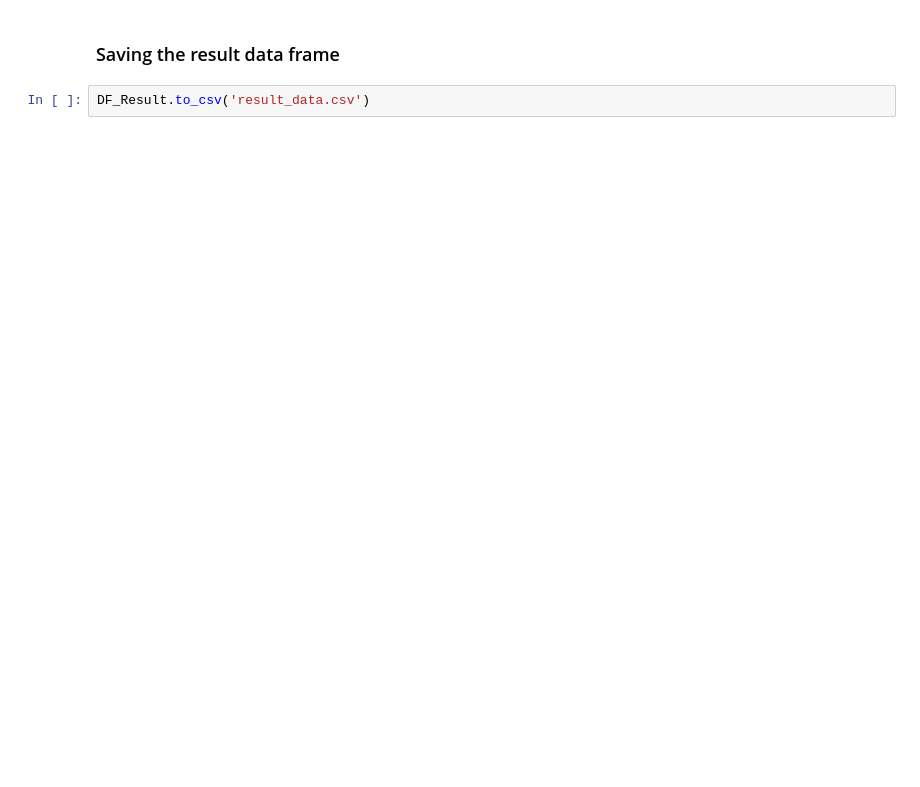
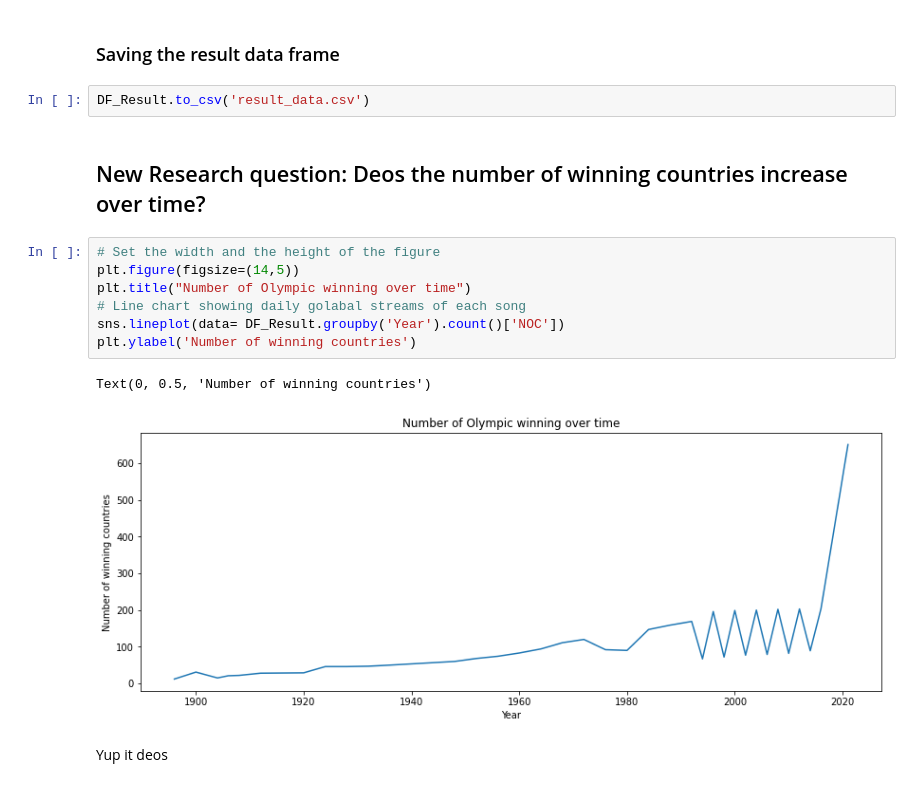
Before and after one commit to Ote-Leo/Guc-Courses, a Jupyter notebook: Data-Engineering/MileStone_2/MileStone_1.ipynb, the cells around one changed output. Saved outputs shown, nothing was run; the diff lists cells and outputs as text; blank space fills up the shorter version.

Commit message:
Data-Engineering Milestone 2

```diff
--- a/Data-Engineering/MileStone_2/MileStone_1.ipynb
+++ b/Data-Engineering/MileStone_2/MileStone_1.ipynb
@@ -634,3 +654,17 @@ DF_Result
 ### Saving the result data frame
 # %%
 DF_Result.to_csv('result_data.csv')
+# %% [markdown]
+## New Research question: Deos the number of winning countries increase over time?
+# %%
+# Set the width and the height of the figure
+plt.figure(figsize=(14,5))
+plt.title("Number of Olympic winning over time")
+# Line chart showing daily golabal streams of each song
+sns.lineplot(data= DF_Result.groupby('Year').count()['NOC'])
+plt.ylabel('Number of winning countries')
+# %% [output]
+Text(0, 0.5, 'Number of winning countries')
+[figure, added]
+# %% [markdown]
+Yup it deos
```
Also changed, not shown: parts of 1 cell of this notebook.
